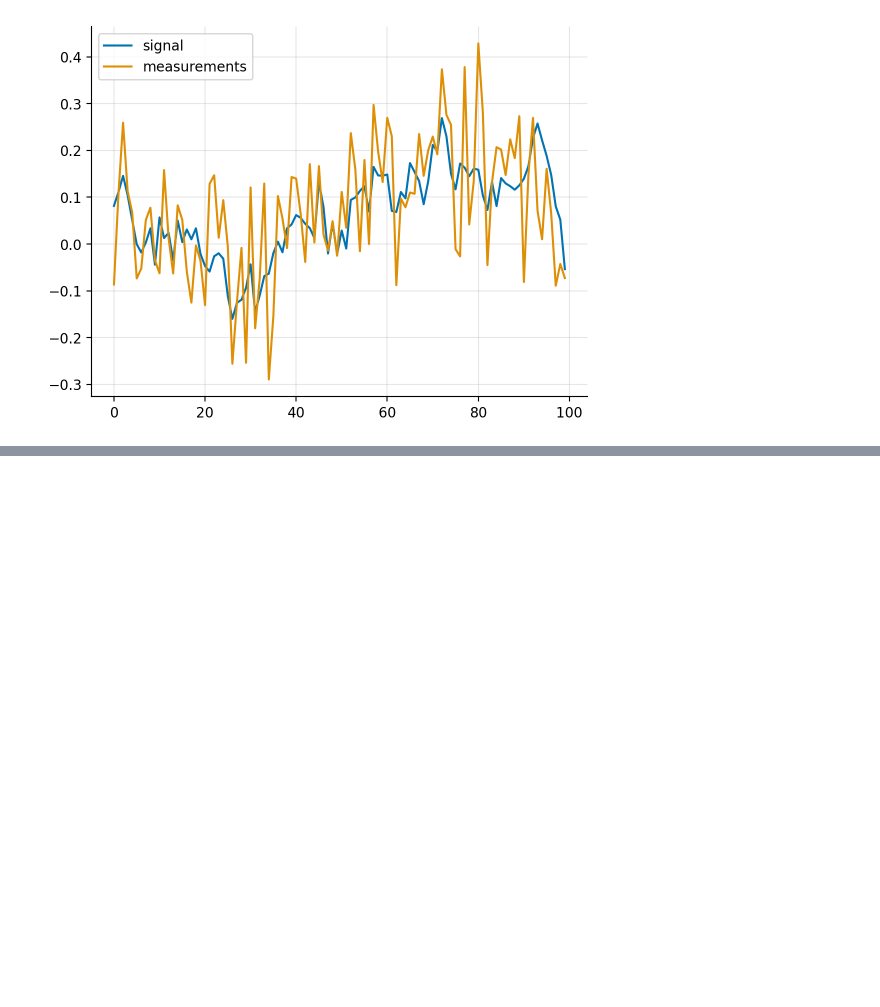
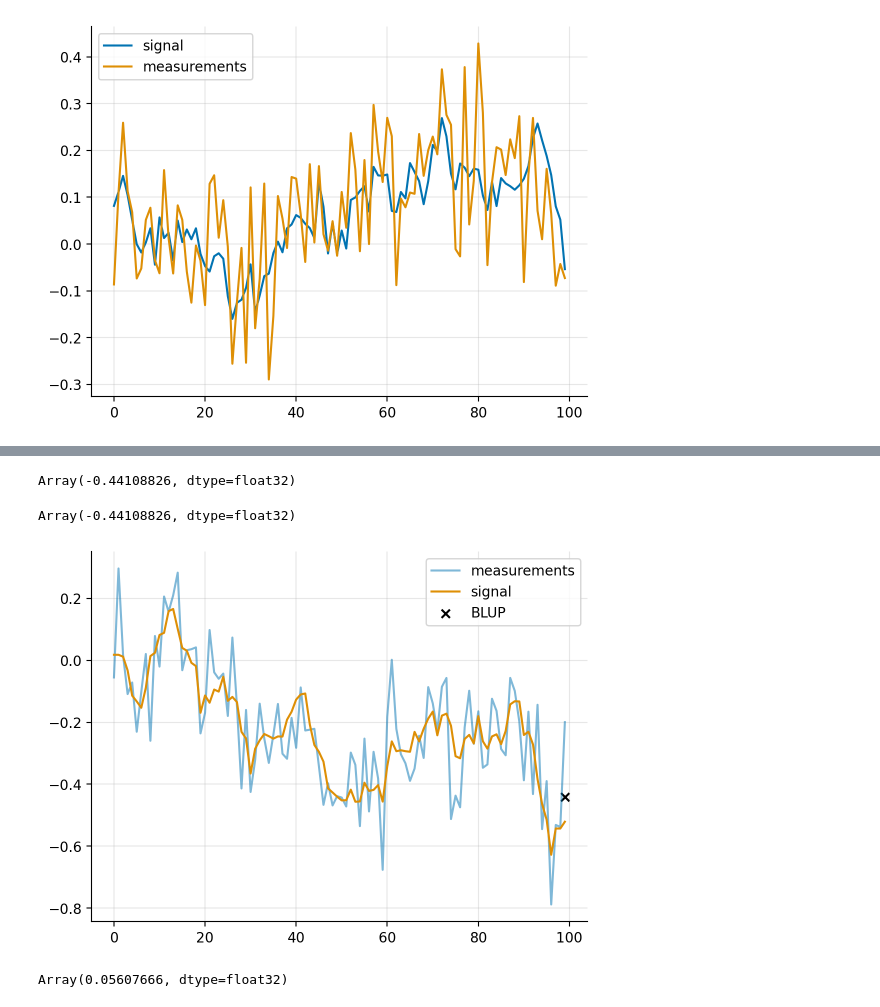
Before and after one commit to gerdm/misc, a Jupyter notebook: 2024-10/kf-as-matrix.ipynb, the cells around one changed output, grey strips where cells are left out. Saved outputs shown, nothing was run; the diff lists cells and outputs as text; code cells hidden in the pictures; blank space fills up the shorter version.

```diff
--- a/2024-10/kf-as-matrix.ipynb
+++ b/2024-10/kf-as-matrix.ipynb
@@ -113,0 +106,4 @@ for ix, ax in enumerate(axs):
+# %%
+var_f = C[0, 0]
+cov_fy = C[0, 1:] # Cov(ft, y[1:t])
+var_y = C[1:, 1:] # var(yt)
@@ -113,0 +118,18 @@ for ix, ax in enumerate(axs):
+# %%
+cov_fy @ jnp.linalg.inv(var_y) @ measurements[:, 0]
+# %% [output]
+Array(-0.44108826, dtype=float32)
+# %%
+A = jnp.einsum("i,ij->j", cov_fy, jnp.linalg.inv(var_y))
+blup = A @ measurements[:, 0]
+blup
+# %% [output]
+Array(-0.44108826, dtype=float32)
+# %%
+plt.plot(xrange, measurements[:, 0], label="measurements", alpha=0.5)
+plt.plot(xrange, signals[:, 0], label="signal")
+plt.scatter(xrange[-1], blup, label="BLUP", c="black", marker="x")
+plt.legend()
+plt.grid(alpha=0.3)
+# %% [output]
+[figure, added]
@@ -113,0 +138,4 @@ for ix, ax in enumerate(axs):
+# %%
+s # plot error-stdev estimate
+# %% [output]
+Array(0.05607666, dtype=float32)
```
Also changed, not shown: parts of 26 cells of this notebook.
